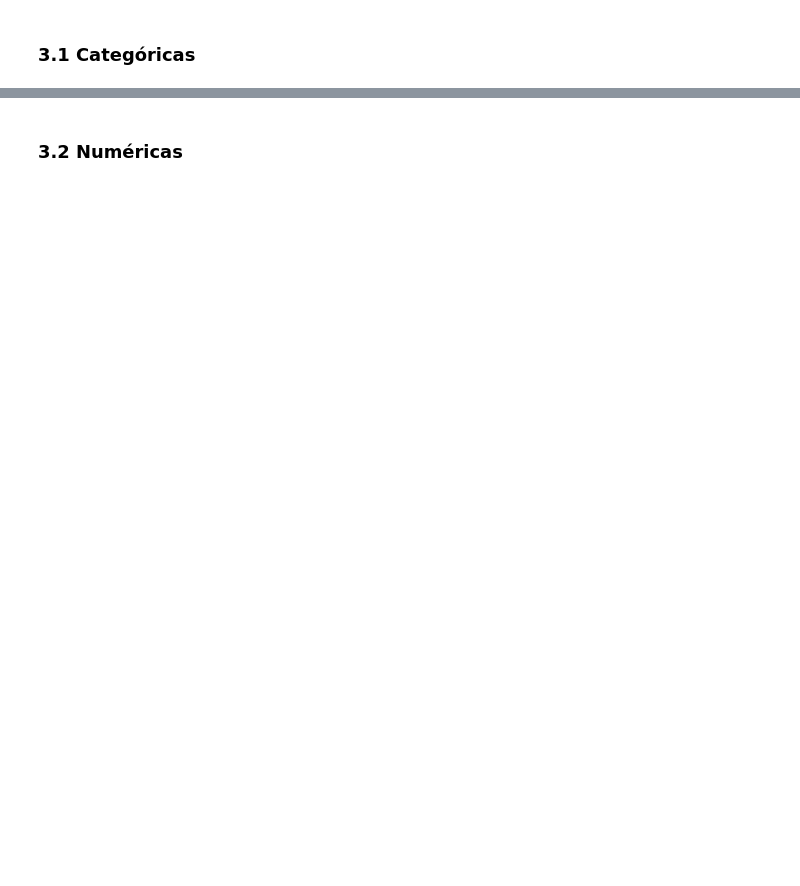
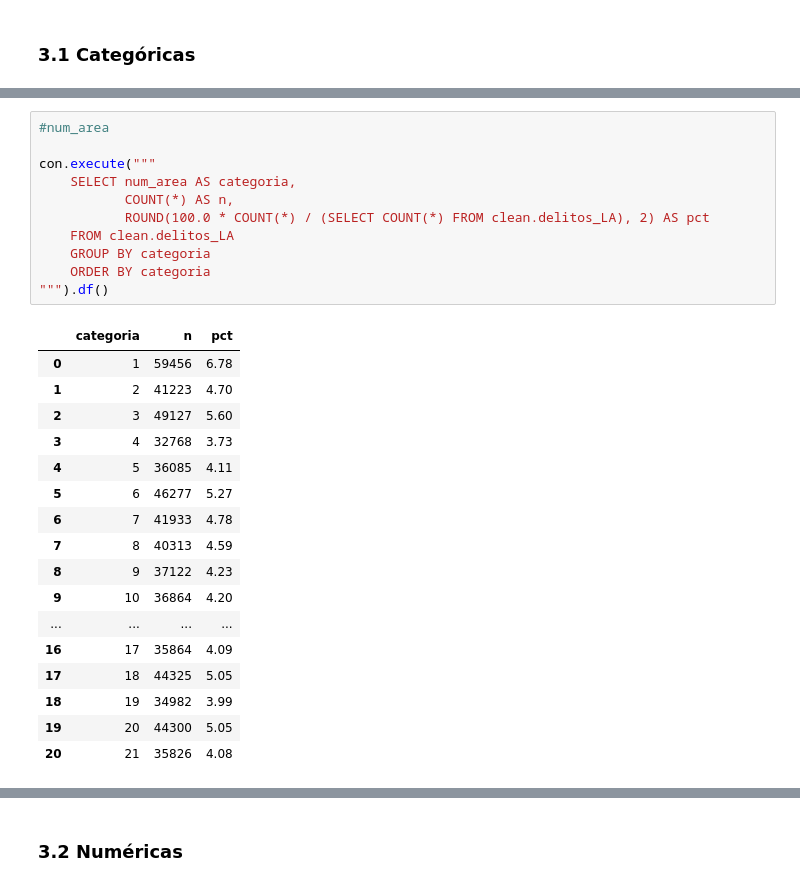
Before and after one commit to dulcetorres220799/progra-gatos, a Jupyter notebook: notebooks/nb01_estructura_perfilado.ipynb, the cells around one changed output, grey strips where cells are left out. Cells and saved outputs as stored; diff of their text form; blank space fills up the shorter version.

```diff
--- a/notebooks/nb01_estructura_perfilado.ipynb
+++ b/notebooks/nb01_estructura_perfilado.ipynb
@@ -366,0 +258,29 @@ Para el tema del registro por años, la documentación del archivo contiene lo s
+# %%
+#num_area
+
+con.execute("""
+    SELECT num_area AS categoria,
+           COUNT(*) AS n,
+           ROUND(100.0 * COUNT(*) / (SELECT COUNT(*) FROM clean.delitos_LA), 2) AS pct
+    FROM clean.delitos_LA
+    GROUP BY categoria
+    ORDER BY categoria
+""").df()
+# %% [output]
+|  | categoria | n | pct |
+| 0 | 1 | 59456 | 6.78 |
+| 1 | 2 | 41223 | 4.70 |
+| 2 | 3 | 49127 | 5.60 |
+| 3 | 4 | 32768 | 3.73 |
+| 4 | 5 | 36085 | 4.11 |
+| 5 | 6 | 46277 | 5.27 |
+| 6 | 7 | 41933 | 4.78 |
+| 7 | 8 | 40313 | 4.59 |
+| 8 | 9 | 37122 | 4.23 |
+| 9 | 10 | 36864 | 4.20 |
+| ... | ... | ... | ... |
+| 16 | 17 | 35864 | 4.09 |
+| 17 | 18 | 44325 | 5.05 |
+| 18 | 19 | 34982 | 3.99 |
+| 19 | 20 | 44300 | 5.05 |
+| 20 | 21 | 35826 | 4.08 |
```
Also changed, not shown: parts of 26 cells of this notebook.
